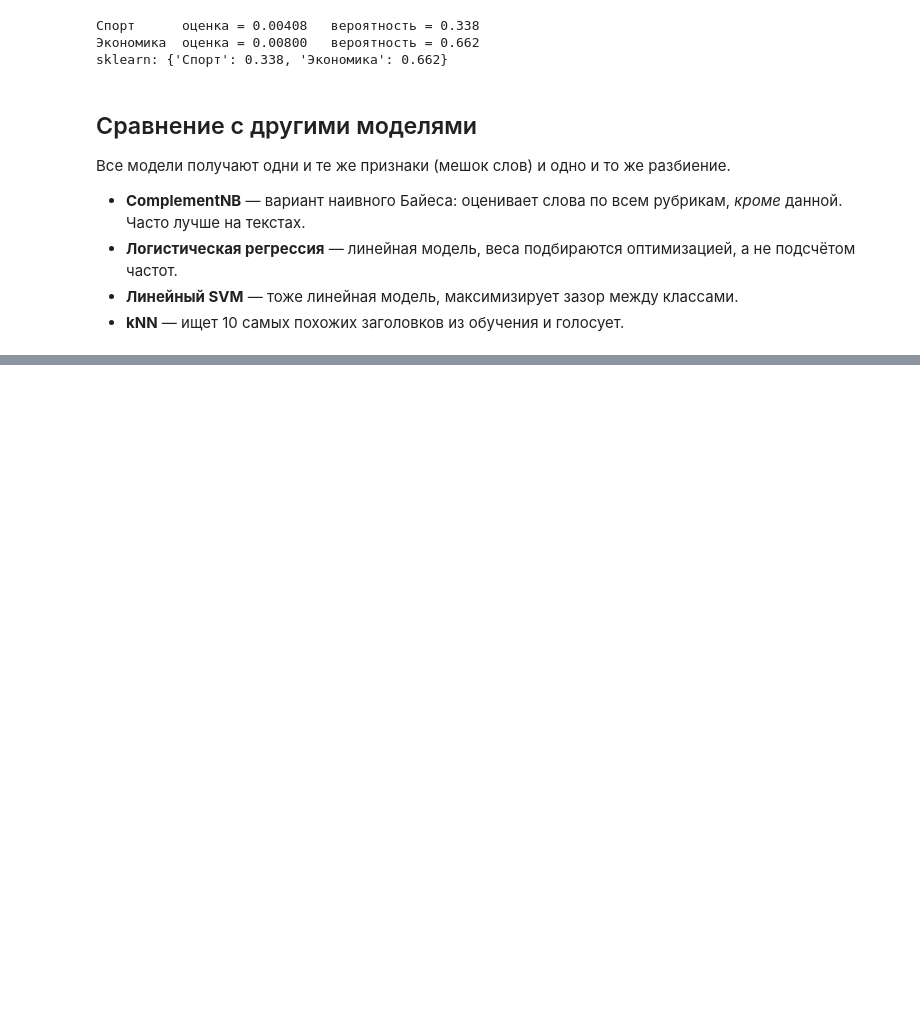
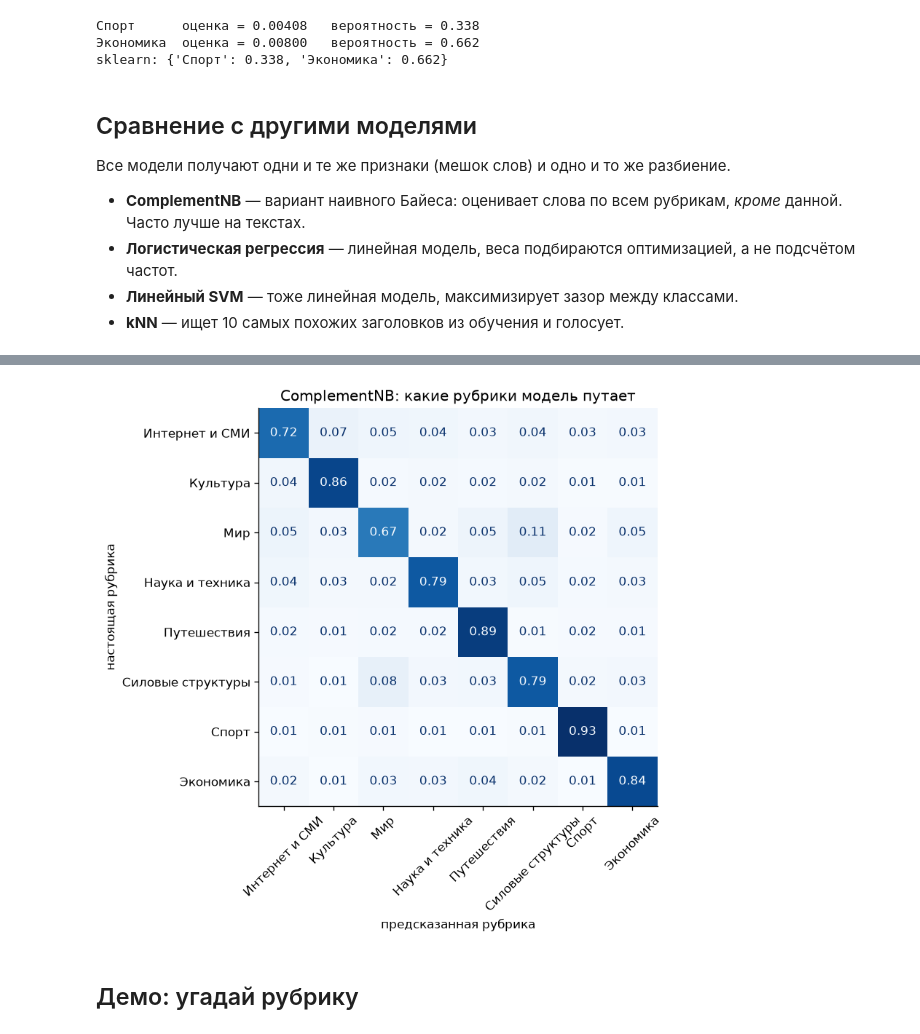
Before and after one commit to Graukern/ml-basics-naive-bayes, a Jupyter notebook: src/naive_bayes.ipynb, the cells around one changed output, grey strips where cells are left out. Drawn from its saved outputs; the diff is of its cells as text; code cells hidden in the pictures; blank space fills up the shorter version.

Commit message:
feat: характерные слова рубрик, матрица ошибок и демо

```diff
--- a/src/naive_bayes.ipynb
+++ b/src/naive_bayes.ipynb
@@ -392,0 +434,20 @@ plt.show()
+# %%
+from sklearn.metrics import ConfusionMatrixDisplay
+
+fig, ax = plt.subplots(figsize=(7.5, 6.5))
+ConfusionMatrixDisplay.from_estimator(
+    models["ComplementNB"], X_test, y_test,
+    normalize="true", values_format=".2f", cmap="Blues",
+    colorbar=False, xticks_rotation=45, ax=ax)
+plt.setp(ax.get_xticklabels(), ha="right", rotation_mode="anchor")
+ax.set_title("ComplementNB: какие рубрики модель путает")
+ax.set_xlabel("предсказанная рубрика")
+ax.set_ylabel("настоящая рубрика")
+
+fig.tight_layout()
+fig.savefig(FIG_DIR / "04_confusion.png", bbox_inches="tight")
+plt.show()
+# %% [output]
+[figure, added]
+# %% [markdown]
+## Демо: угадай рубрику
```
Also changed, not shown: parts of 7 cells of this notebook.
